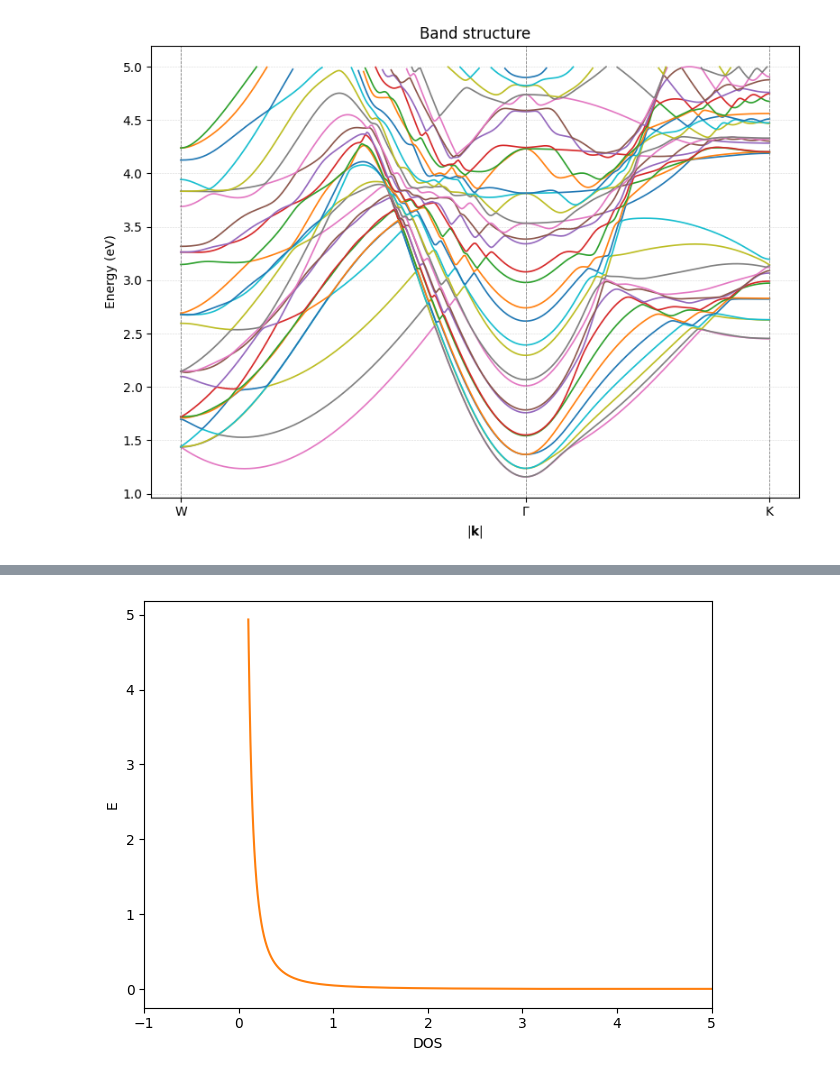
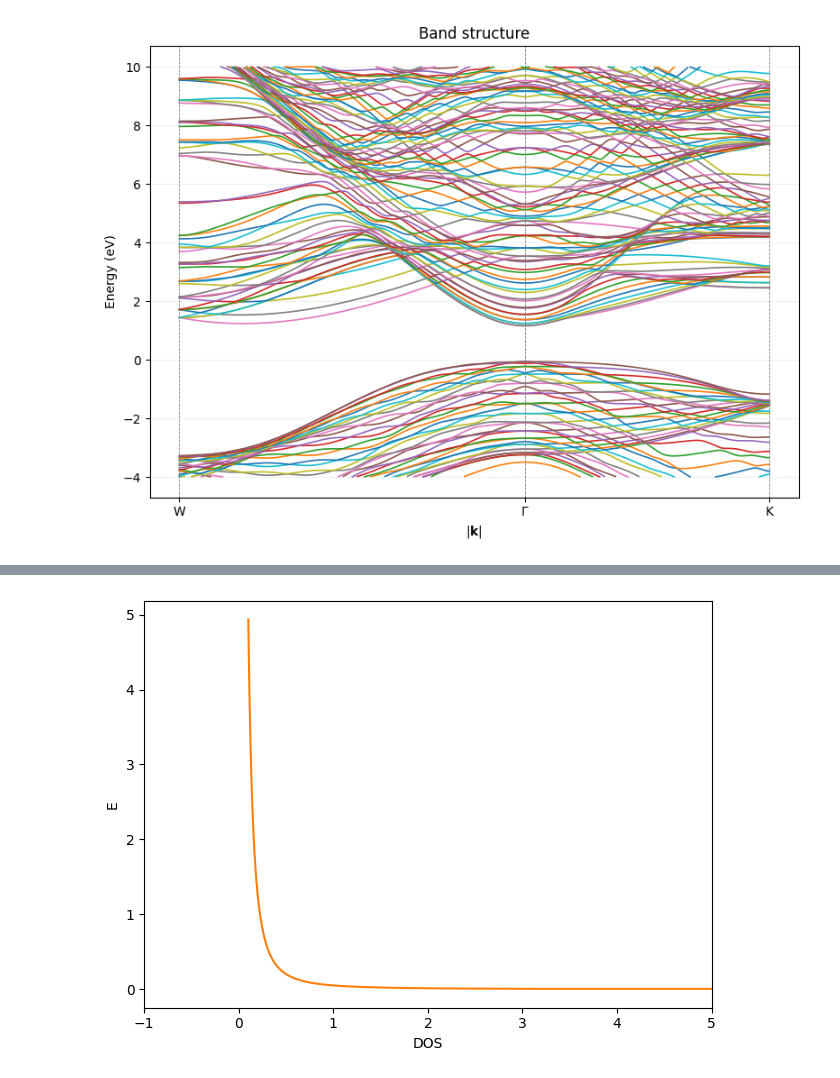
Before and after one commit to nandandiwan/transistorNEGF, a Jupyter notebook: testing/finite_silicon.ipynb, the cells around one changed output, grey strips where cells are left out. Cells and saved outputs as stored; diff of their text form; code cells hidden in the pictures.

```diff
--- a/testing/finite_silicon.ipynb
+++ b/testing/finite_silicon.ipynb
@@ -450,12 +450,19 @@ class UnitCell:
             sublattice = UnitCell._sublattice(atom)
             neighborsMap[atom] = []
             danglingBonds[atom] = []
+
             for delta in UnitCell.raw_deltas[sublattice]:
                 neighbor = atom.add(tuple(delta))
                 if self.checkIfAllowedInZDirection(neighbor):
+                    l,m,n = UnitCell.directionalCosine(delta)
+
                     mappedNeighbor = self.Z_ATOMS[neighbor.z]
-                    l,m,n = UnitCell.directionalCosine(delta)
-                    neighborsMap[atom].append((mappedNeighbor, delta, l,m,n))
+                    #print(f"{atom} neighbor is {neighbor} but its mapped to {mappedNeighbor}")
+                    if neighbor in self.ATOM_POSITIONS:
+                        neighborsMap[atom].append((mappedNeighbor, delta, l,m,n, "W"))
+                    else:
+                        neighborsMap[atom].append((mappedNeighbor, delta, l,m,n, "O"))
+
                 else:
                     danglingBonds[atom].append((neighbor, UnitCell.determine_hybridization(delta)))
 
@@ -468,5 +475,5 @@ class UnitCell:
             print(f"the atom is {atom} and the neighbors are: {neighbors}")
 
 unitCell = UnitCell(1)
-unitCell.danglingBonds
+unitCell.neighbors
 # %% [output]
@@ -508,7 +526,6 @@ def create_tight_binding(k, N=1, potentialProfile = None):
         for danglingBondAtom, position in danglingBondsList:
             hybridizationMatrix[position,position] += E['sp3']
 
-        print(hybridizationMatrix)
 
         # if there are no dangling bonds this returns the standard diag matrix with onsite energies
         onsiteMatrix = U_orb_to_sp3 @ hybridizationMatrix @ U_orb_to_sp3.T # go back to orbital basis
@@ -523,8 +540,10 @@ def create_tight_binding(k, N=1, potentialProfile = None):
         for orbitalIndex, orbital in enumerate(orbitals):
             index_i = atom_index * numOrbitals + orbitalIndex
             for neighbor in neighbors:
-                atom2, delta, l,m,n = neighbor
-                phase = np.exp(2 * np.pi * 1j * (kx*delta[0] + ky*delta[1])) # blochs theorem does not work
+                atom2, delta, l,m,n, out = neighbor
+
+
+                phase = np.exp(2 * np.pi * 1j * (kx*delta[0] + ky*delta[1]) ) # blochs theorem does not work
                 neighbor_index = atomToIndex[atom2]
                 for secOrbitalIndex, secondOrbital in enumerate(orbitals):
                     index_j = neighbor_index * numOrbitals + secOrbitalIndex
@@ -536,6 +555,11 @@ def create_tight_binding(k, N=1, potentialProfile = None):
         dagger = lambda A: np.conjugate(A.T)
     if not np.allclose(A, dagger(A)):
         print("H isnt Hermitian")
+        for i in range(A.shape[0]):
+            for j in range(i, A.shape[0]):
+                if (A[j,i] != np.conjugate(A[i,j])):
+                    print(f"A[ij] is {A[i,j]} and A[ji] is {A[j,i]} at {i,j}")
+
 
     eigvals,eigv = np.linalg.eigh(A)
     return eigvals, A
@@ -618,7 +642,7 @@ def create_tight_binding_sparse(k, N=1, potentialProfile=None, sigma=0.5, eigRan
 
     for atom_index, atom in indexToAtom.items():
         base_i = atom_index * numOrbitals
-        for atom2, delta, l,m,n in unitNeighbors[atom]:
+        for atom2, delta, l,m,n, out in unitNeighbors[atom]:
             j = atomToIndex[atom2]
             if j < atom_index:              # upper‑triangle filter
                 continue                    # let add() mirror it
@@ -828,12 +816,12 @@ plotter.plot(energy_window=(-1, 3),
 [figure]
 # %%
 # custom tick dictionary (same indices you used before)
-plotter.plot(energy_window=(0, 5),
+plotter.plot(energy_window=(-4, 10),
              k_labels={'W': 0,
                        r'$\Gamma$': 200,
                        'K': 400})
 # %% [output]
-[figure, old version]
+[figure, new version]
 # %%
 import numpy as np
 from itertools import product
```
Also changed, not shown: parts of 5 cells of this notebook, 1 other file.
